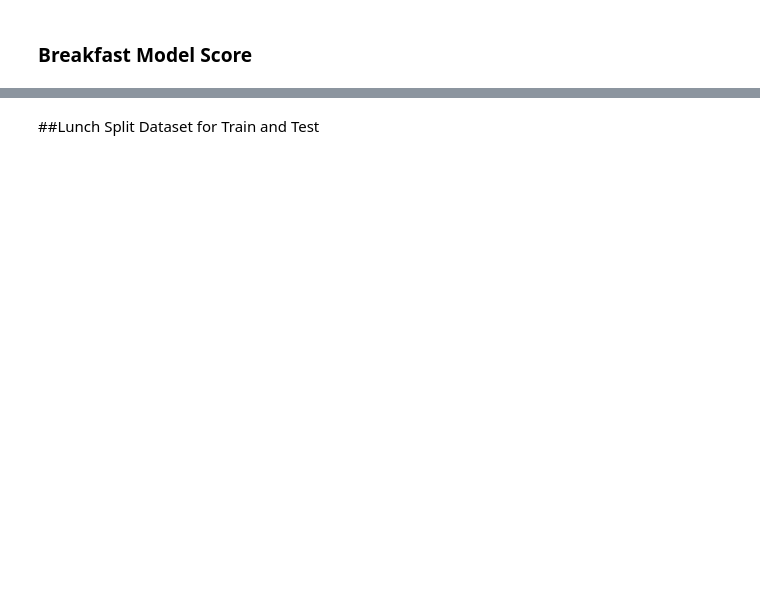
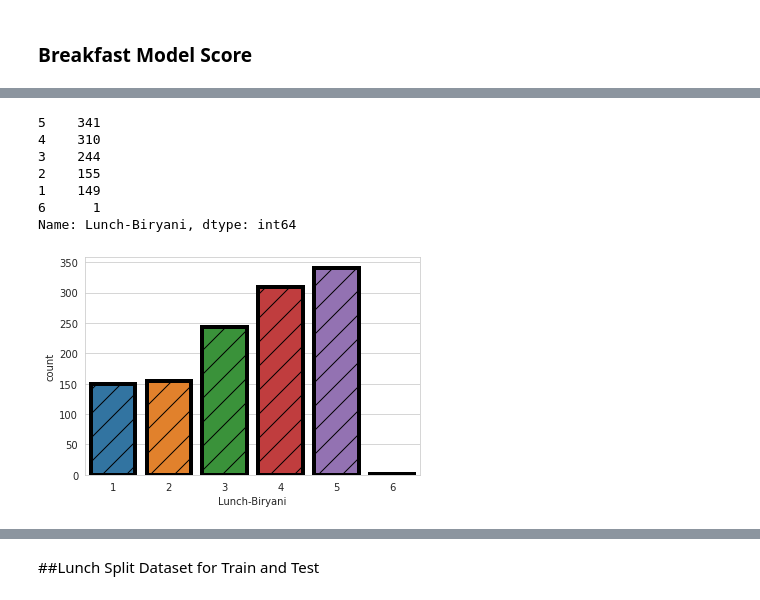
Before and after one commit to tofael950/Food, a Jupyter notebook: Food_Project_.ipynb, the cells around one changed output, grey strips where cells are left out. Saved outputs shown, nothing was run; the diff lists cells and outputs as text; code cells hidden in the pictures; blank space fills up the shorter version.

```diff
--- a/Food_Project_.ipynb
+++ b/Food_Project_.ipynb
@@ -868,0 +884,13 @@ plt.show()
+# %%
+#Lunch-Biryani
+sns.countplot(x='Lunch-Biryani', data=ds,lw=4, ec='black', hatch='/');
+ds['Lunch-Biryani'].value_counts()
+# %% [output]
+5    341
+4    310
+3    244
+2    155
+1    149
+6      1
+Name: Lunch-Biryani, dtype: int64
+[figure, added]
```
Also changed, not shown: parts of 174 cells of this notebook.
